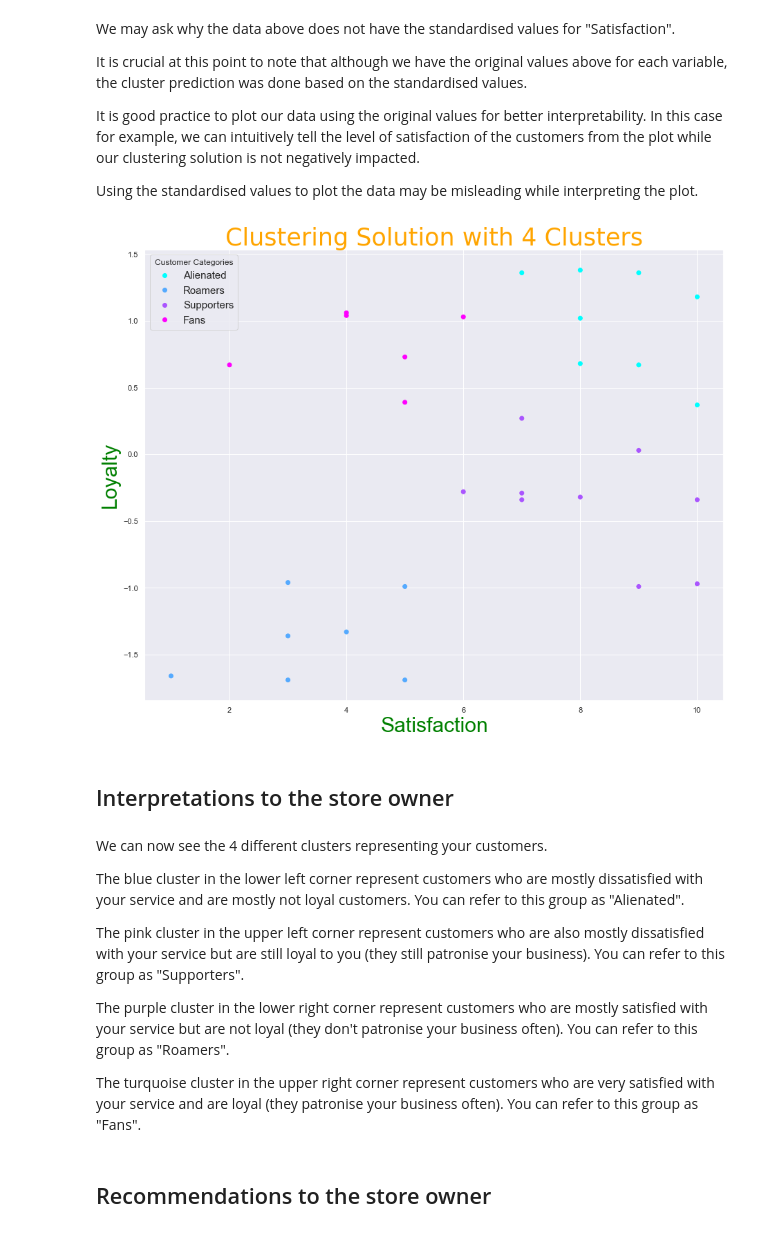
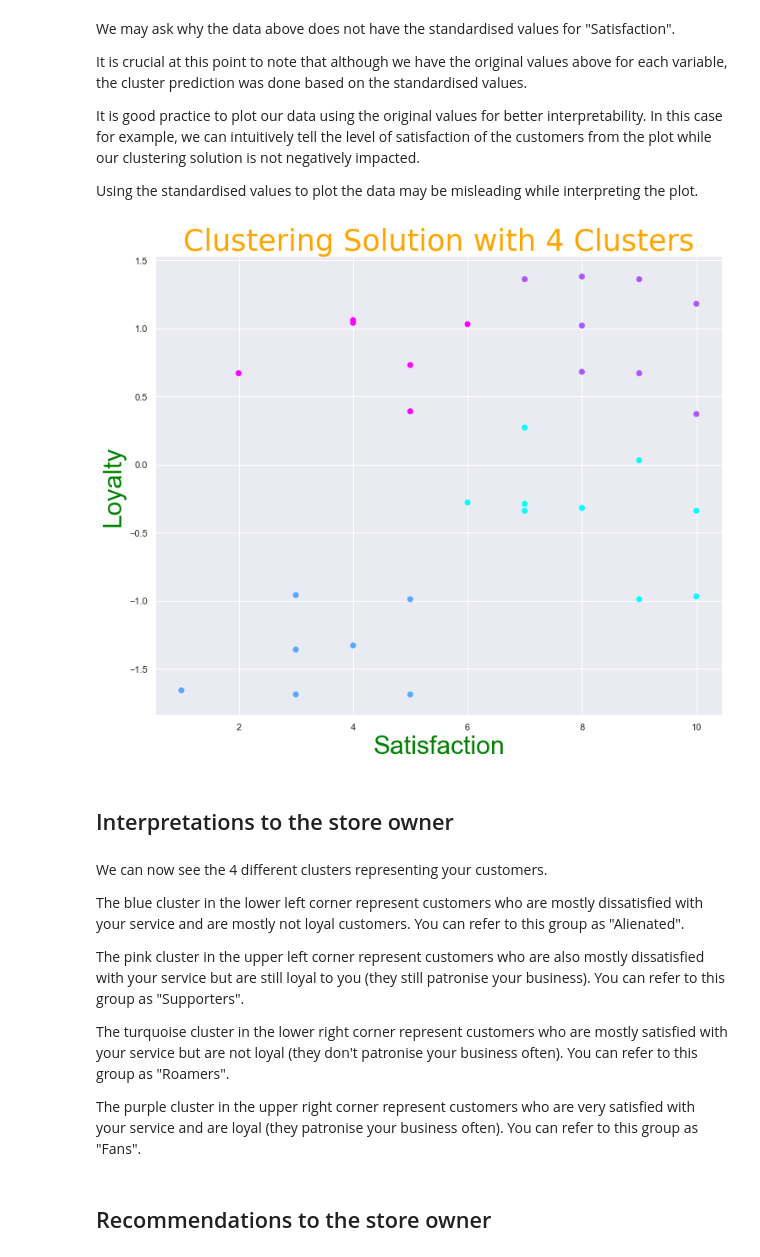
Before and after one commit to UncommonNigerian/customer-segmentation, a Jupyter notebook: Customer Segmentation for a Retail Store/Goriola's Clustering Analysis for Customer Segmentation for a Retail Store.ipynb, the cells around one changed output. Saved outputs shown, nothing was run; the diff lists cells and outputs as text; code cells hidden in the pictures.

Commit message:
Removed legend from final scatter plot.
Signed-off-by: Goriola Adio <goriadio@yahoo.com>

```diff
--- a/Customer Segmentation for a Retail Store/Goriola's Clustering Analysis for Customer Segmentation for a Retail Store.ipynb
+++ b/Customer Segmentation for a Retail Store/Goriola's Clustering Analysis for Customer Segmentation for a Retail Store.ipynb
@@ -317,18 +317,15 @@ Using the standardised values to plot the data may be misleading while interpret
 # %%
 # Let's now plot our data and see the 4 different clusters:
 
-plt.figure(figsize=(15,12))
-customer_categories = ['Alienated', 'Roamers', 'Supporters', 'Fans']
-scatter = plt.scatter(data_with_predicted_clusters_new['Satisfaction'],data_with_predicted_clusters_new['Loyalty'],
+plt.figure(figsize=(12,10))
+plt.scatter(data_with_predicted_clusters_new['Satisfaction'],data_with_predicted_clusters_new['Loyalty'],
             c=data_with_predicted_clusters_new['Predicted Clusters_New'],cmap='cool')
 plt.title("Clustering Solution with 4 Clusters", size=35, font="sans_bold", c="orange")
 plt.xlabel('Satisfaction', size=30, c="green")
 plt.ylabel('Loyalty', size=30, c="green")
-plt.legend(handles=scatter.legend_elements()[0], labels=customer_categories, title="Customer Categories", loc=2,
-           fontsize=15)
-plt.show(scatter)
+plt.show()
 # %% [output]
-[figure, old version]
+[figure, new version]
 # %% [markdown]
 ## Interpretations to the store owner
 # %% [markdown]
@@ -338,9 +335,9 @@ The blue cluster in the lower left corner represent customers who are mostly dis
 
 The pink cluster in the upper left corner represent customers who are also mostly dissatisfied with your service but are still loyal to you (they still patronise your business). You can refer to this group as "Supporters".
 
-The purple cluster in the lower right corner represent customers who are mostly satisfied with your service but are not loyal (they don't patronise your business often). You can refer to this group as "Roamers".
+The turquoise cluster in the lower right corner represent customers who are mostly satisfied with your service but are not loyal (they don't patronise your business often). You can refer to this group as "Roamers".
 
-The turquoise cluster in the upper right corner represent customers who are very satisfied with your service and are loyal (they patronise your business often). You can refer to this group as "Fans".
+The purple cluster in the upper right corner represent customers who are very satisfied with your service and are loyal (they patronise your business often). You can refer to this group as "Fans".
 # %% [markdown]
 ## Recommendations to the store owner
 # %% [markdown]
```
Also changed, not shown: parts of 4 cells of this notebook.
